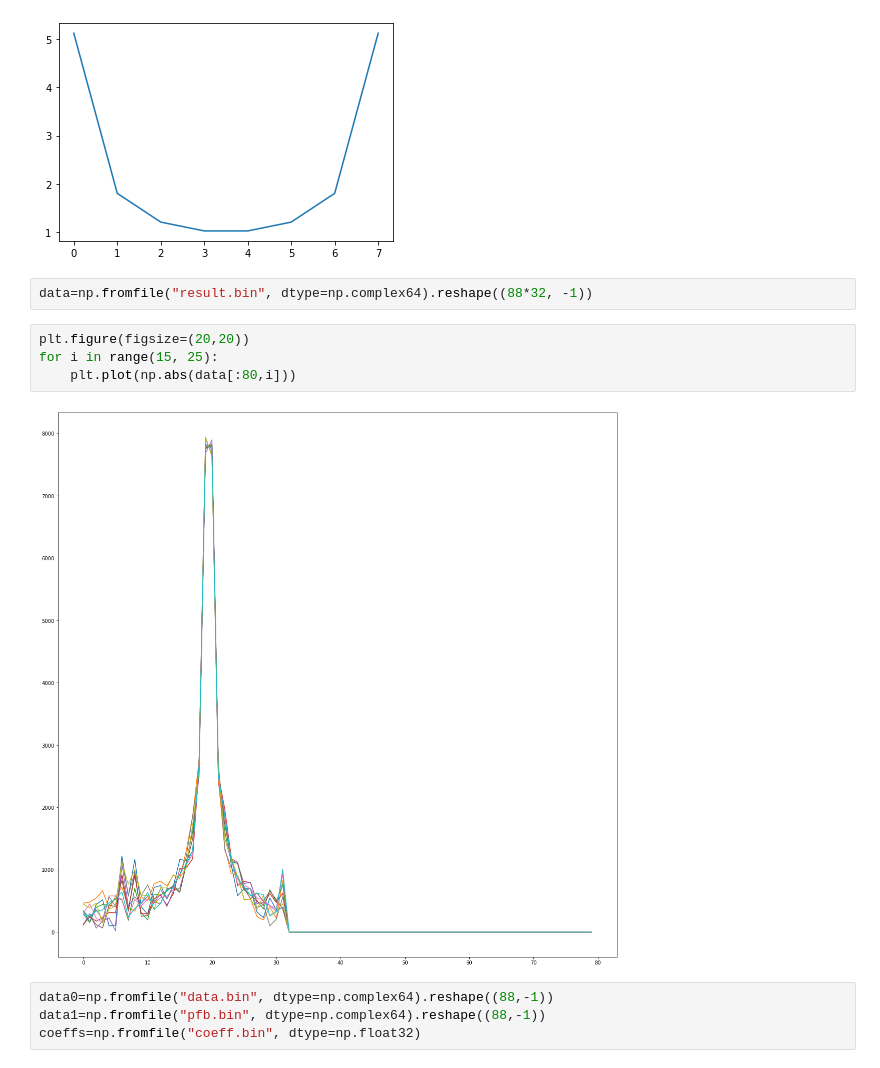
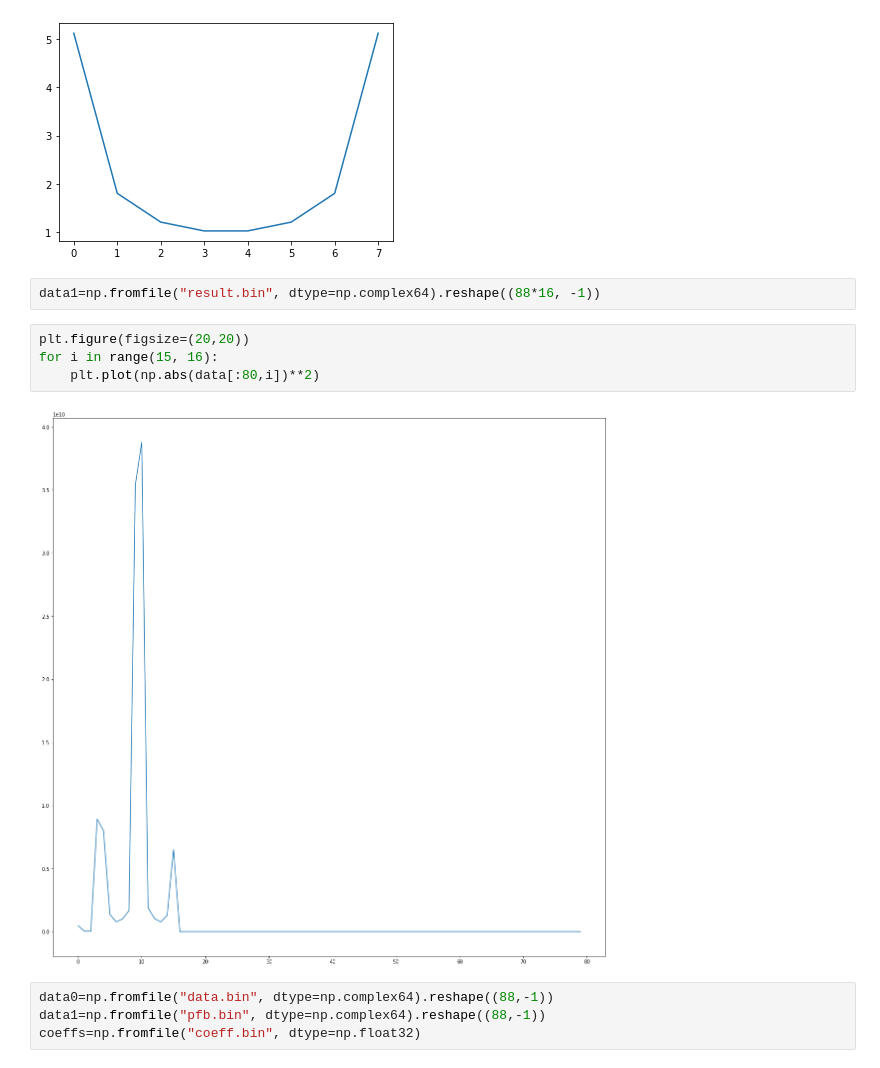
Before and after one commit to astrojhgu/csp_channelizer, a Jupyter notebook: plot.ipynb, the cells around one changed output. Saved outputs shown, nothing was run; the diff lists cells and outputs as text.

Commit message:
modified:   Makefile 	modified:   channelizer.hpp 	modified:   main.cu 	modified:   plot.ipynb 	modified:   utils.hpp

```diff
--- a/plot.ipynb
+++ b/plot.ipynb
@@ -9,13 +9,13 @@ plt.plot(np.abs(data[:,0]))
 [<matplotlib.lines.Line2D at 0x...>]
 [figure]
 # %%
-data=np.fromfile("result.bin", dtype=np.complex64).reshape((88*32, -1))
+data1=np.fromfile("result.bin", dtype=np.complex64).reshape((88*16, -1))
 # %%
 plt.figure(figsize=(20,20))
-for i in range(15, 25):
-    plt.plot(np.abs(data[:80,i]))
+for i in range(15, 16):
+    plt.plot(np.abs(data[:80,i])**2)
 # %% [output]
-[figure, old version]
+[figure, new version]
 # %%
 data0=np.fromfile("data.bin", dtype=np.complex64).reshape((88,-1))
 data1=np.fromfile("pfb.bin", dtype=np.complex64).reshape((88,-1))
```
Also changed, not shown: parts of 4 cells of this notebook, 4 other files.
